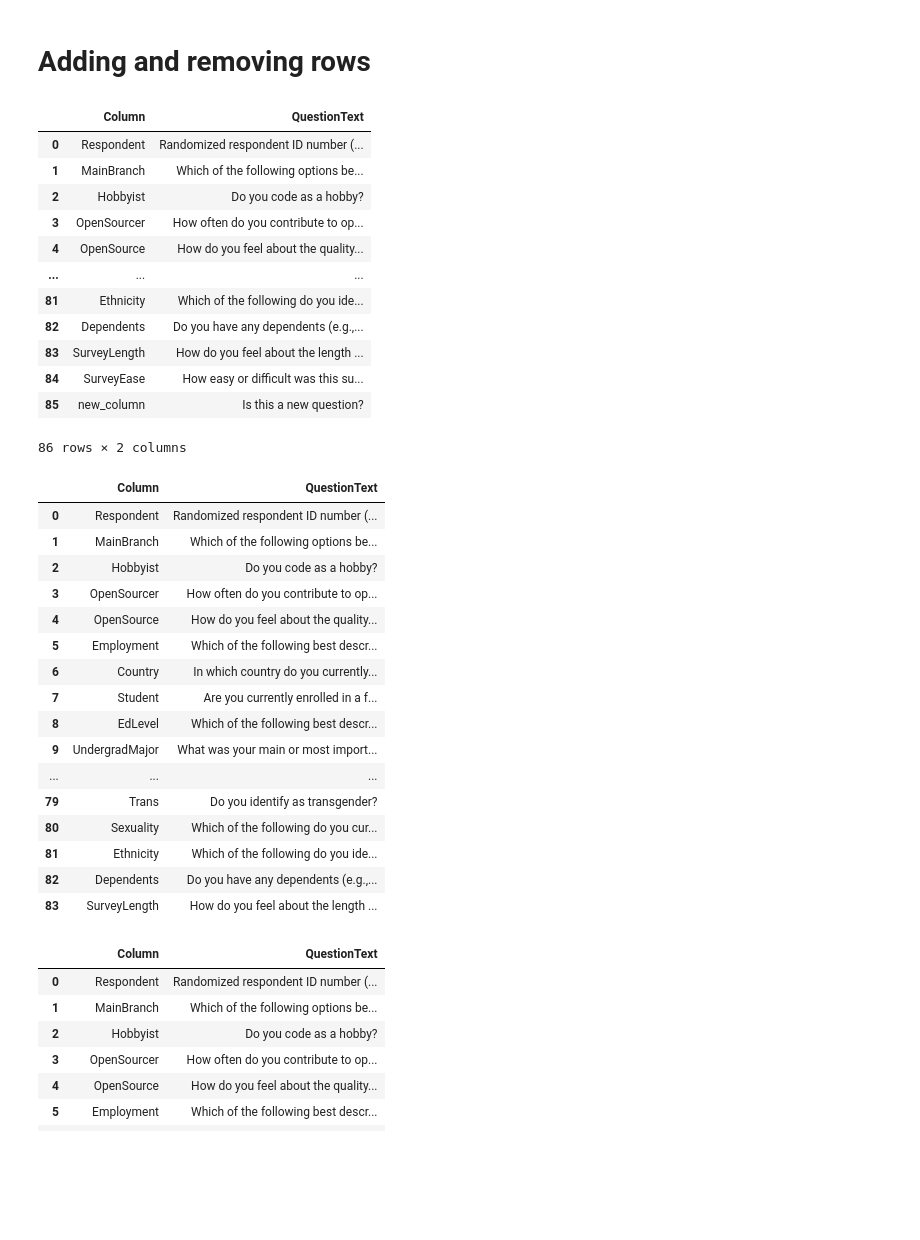
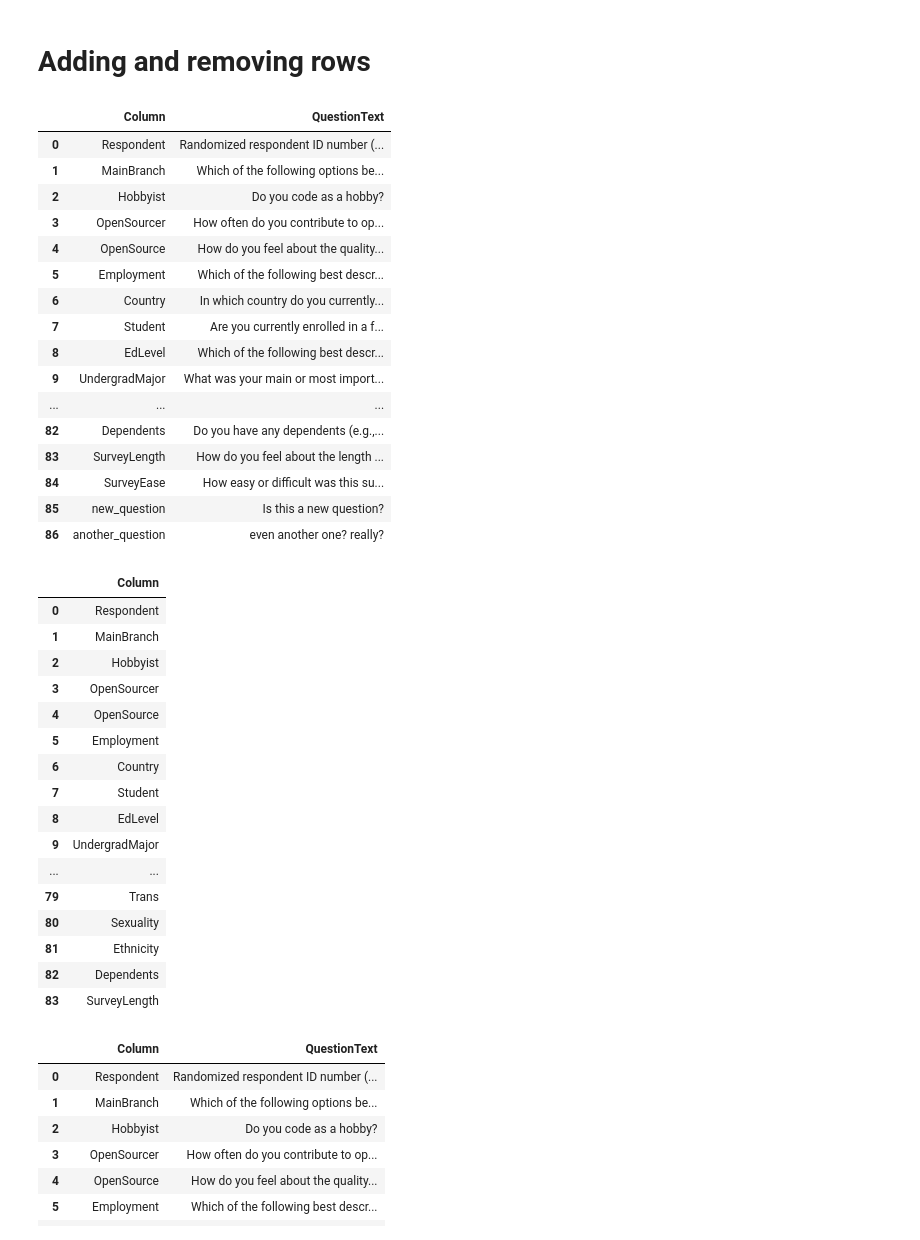
Before and after one commit to OveysSafarnejad/pd-training, a Jupyter notebook: src/pandas_series/learning.ipynb, the cells around one changed output. Drawn from its saved outputs; the diff is of its cells as text; code cells hidden in the pictures; blank space fills up the shorter version.

```diff
--- a/src/pandas_series/learning.ipynb
+++ b/src/pandas_series/learning.ipynb
@@ -164,10 +303,10 @@ frame.loc[1, ("HOBBYIST", "open_sourcer")] = ["No", "Less than once per year"] #
 # %%
 frame.at[1, "HOBBYIST"] = "Yes"
 # %%
-pd.set_option('display.max_columns', 30)
 frame.loc[
     (frame["Country"] == "United Kingdom") & (frame["DevEnviron"] == "IntelliJ;Notepad++;PyCharm"), # filtering rows
     "WEBFRAMEDESIRENEXTYEAR" # columns to be updated
 ] = "FLASK2"
-frame[frame["WEBFRAMEDESIRENEXTYEAR"] == "FLASK2"]
+
+frame.loc[frame["WEBFRAMEDESIRENEXTYEAR"] == "FLASK2", ["WEBFRAMEDESIRENEXTYEAR"]]
 # %% [output]
@@ -274,12 +425,14 @@ Name: OpSys, Length: 88883, dtype: object
 # schema_frame.append({"QuestionText": "TEST"}, ignore_index=True) # This method is deprecated in pandas
 schema_frame = pd.read_csv('resources/survey_results_schema.csv')
 data = {
-    "Column": ["new_column"],
-    "QuestionText": ["Is this a new question?"]
+    "Column": ["new_question", 'another_question'],
+    "QuestionText": ["Is this a new question?", 'even another one? really?']
 }
 appending_df = pd.DataFrame(data)
 # schema_frame.append(appending_df, ignore_index=True, sorted=False) # This does not work also
 
+# ignore_index = True means ignore index from the second df and append it to first df with
+# continuous index
 df3 = pd.concat([schema_frame, appending_df], ignore_index = True)
 df3
 # %% [output]
@@ -289,35 +442,41 @@ df3
 | 2 | Hobbyist | Do you code as a hobby? |
 | 3 | OpenSourcer | How often do you contribute to op... |
 | 4 | OpenSource | How do you feel about the quality... |
+| 5 | Employment | Which of the following best descr... |
+| 6 | Country | In which country do you currently... |
+| 7 | Student | Are you currently enrolled in a f... |
+| 8 | EdLevel | Which of the following best descr... |
+| 9 | UndergradMajor | What was your main or most import... |
 | ... | ... | ... |
-| 81 | Ethnicity | Which of the following do you ide... |
 | 82 | Dependents | Do you have any dependents (e.g.,... |
 | 83 | SurveyLength | How do you feel about the length ... |
 | 84 | SurveyEase | How easy or difficult was this su... |
-| 85 | new_column | Is this a new question? |
+| 85 | new_question | Is this a new question? |
+| 86 | another_question | even another one? really? |
-86 rows × 2 columns
 # %%
 # Remove using index
-schema_frame.drop(index=84 , inplace=True)
-schema_frame
+# schema_frame.drop(index=84 , inplace=True)
+# schema_frame
+
+schema_frame.drop(columns=["QuestionText"])
 # %% [output]
-|  | Column | QuestionText |
-| 0 | Respondent | Randomized respondent ID number (... |
-| 1 | MainBranch | Which of the following options be... |
-| 2 | Hobbyist | Do you code as a hobby? |
-| 3 | OpenSourcer | How often do you contribute to op... |
-| 4 | OpenSource | How do you feel about the quality... |
-| 5 | Employment | Which of the following best descr... |
-| 6 | Country | In which country do you currently... |
-| 7 | Student | Are you currently enrolled in a f... |
-| 8 | EdLevel | Which of the following best descr... |
-| 9 | UndergradMajor | What was your main or most import... |
-| ... | ... | ... |
-| 79 | Trans | Do you identify as transgender? |
-| 80 | Sexuality | Which of the following do you cur... |
-| 81 | Ethnicity | Which of the following do you ide... |
-| 82 | Dependents | Do you have any dependents (e.g.,... |
-| 83 | SurveyLength | How do you feel about the length ... |
+|  | Column |
+| 0 | Respondent |
+| 1 | MainBranch |
+| 2 | Hobbyist |
+| 3 | OpenSourcer |
+| 4 | OpenSource |
+| 5 | Employment |
+| 6 | Country |
+| 7 | Student |
+| 8 | EdLevel |
+| 9 | UndergradMajor |
+| ... | ... |
+| 79 | Trans |
+| 80 | Sexuality |
+| 81 | Ethnicity |
+| 82 | Dependents |
+| 83 | SurveyLength |
 # %%
 # Remove using filters
 filt = schema_frame["Column"] == "New Columns"
```
Also changed, not shown: parts of 71 cells of this notebook, 7 other files.
